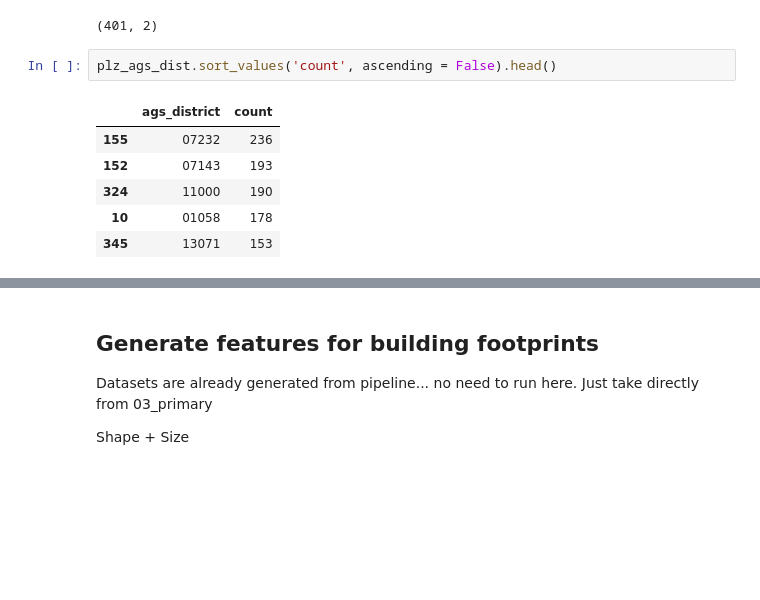
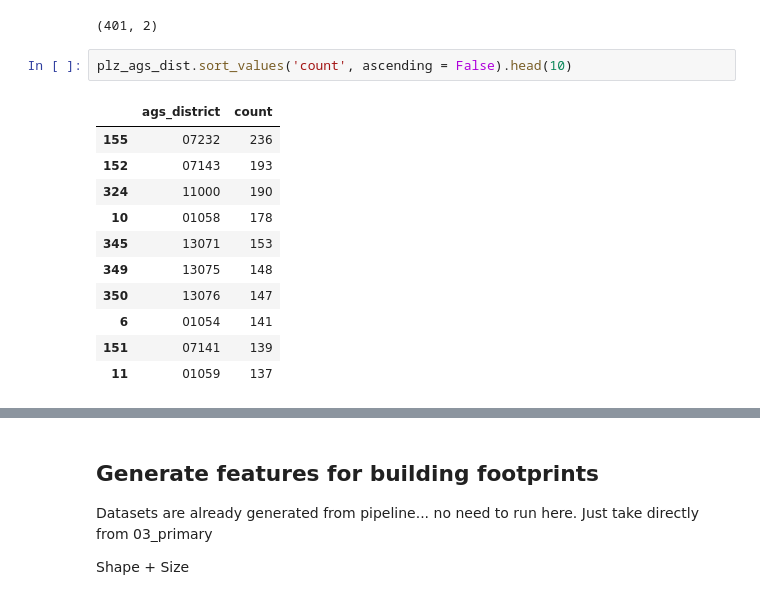
Before and after one commit to o0oBluePhoenixo0o/CheapAtlas, a Jupyter notebook: notebooks/3_buildings_classification.ipynb, the cells around one changed output, grey strips where cells are left out. Saved outputs shown, nothing was run; the diff lists cells and outputs as text; blank space fills up the shorter version.

```diff
--- a/notebooks/3_buildings_classification.ipynb
+++ b/notebooks/3_buildings_classification.ipynb
@@ -139,11 +138,16 @@ plz_ags_dist.shape
 # %% [output]
 (401, 2)
 # %%
-plz_ags_dist.sort_values('count', ascending = False).head()
+plz_ags_dist.sort_values('count', ascending = False).head(10)
 # %% [output]
 |  | ags_district | count |
 | 155 | 07232 | 236 |
 | 152 | 07143 | 193 |
 | 324 | 11000 | 190 |
 | 10 | 01058 | 178 |
 | 345 | 13071 | 153 |
+| 349 | 13075 | 148 |
+| 350 | 13076 | 147 |
+| 6 | 01054 | 141 |
+| 151 | 07141 | 139 |
+| 11 | 01059 | 137 |
```
Also changed, not shown: parts of 58 cells of this notebook, 8 other files.
